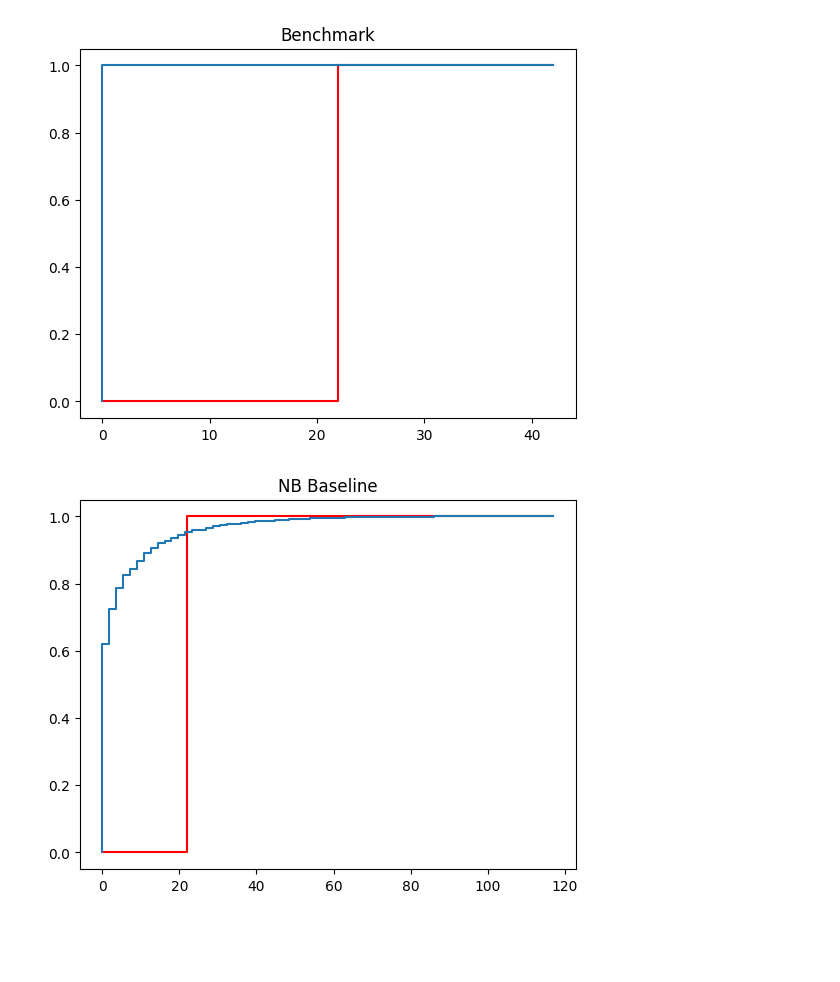
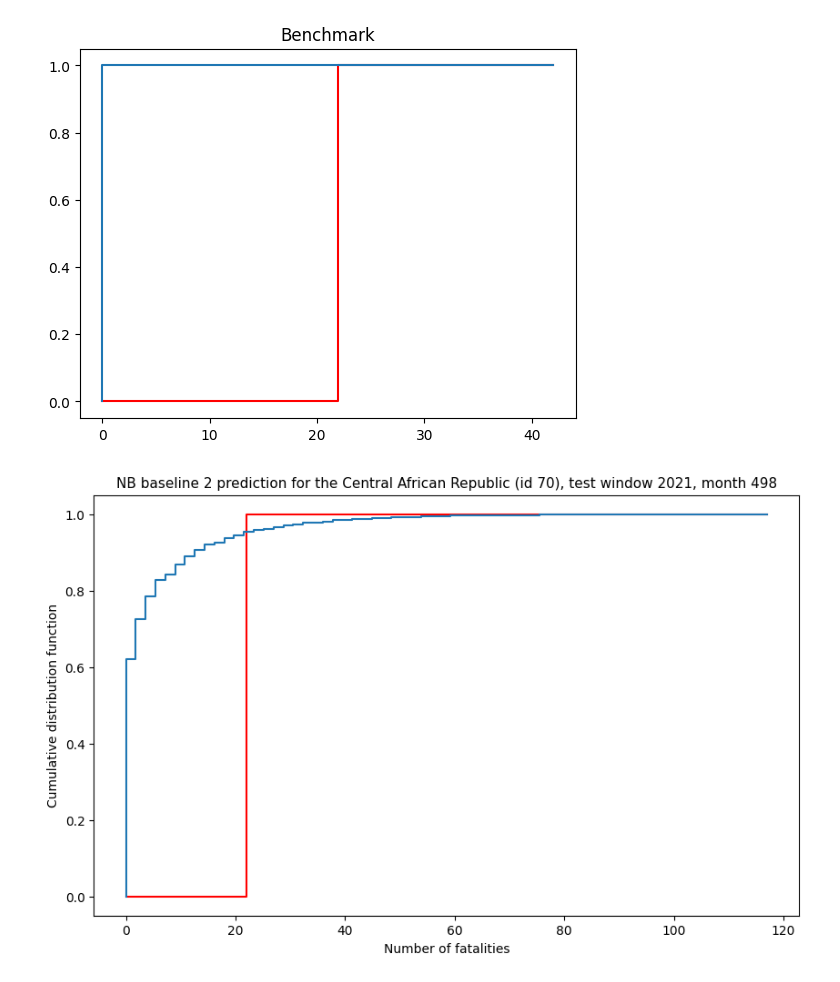
Before and after one commit to toboden/ConflictPredProbabilistic, a Jupyter notebook: benchmark views/cdf_plots.ipynb, the cells around one changed output. Cells and saved outputs as stored; diff of their text form; code cells hidden in the pictures; blank space fills up the shorter version.

Commit message:
plots

```diff
--- a/benchmark views/cdf_plots.ipynb
+++ b/benchmark views/cdf_plots.ipynb
@@ -153,35 +153,40 @@ if y_true < max(sample):
     max_value = max(sample) + 30
 else:
     max_value = int(y_true) + 20
 above_max = np.array(range(max(sample)+1, max_value))
 x = np.concatenate((x, above_max))
 num_ones = len(above_max)
 y = np.concatenate((y , np.array([1]*num_ones)))
 
 sample_true = int(y_true)
 x_acutal = np.array([y_true])
 y_acutal = np.array([1])
 
 below_min = np.array(range(0, sample_true))
 x_acutal = np.concatenate((below_min, x_acutal))
 num_zeros = len(below_min)
 y_acutal = np.concatenate((np.array([0]*num_zeros), y_acutal))
 
 if y_true < max(sample):
     max_value = max(sample) + 30
 else:
     max_value = int(y_true) + 20
 above_max = np.array(range(sample_true+1, max_value))
 x_acutal = np.concatenate((x_acutal, above_max))
 num_ones = len(above_max)
 y_acutal = np.concatenate((y_acutal , np.array([1]*num_ones)))
 
+plt.figure(figsize=(10, 6))
+
 plt.step(x_acutal, y_acutal, color='red')
 plt.step(x, y)
-plt.title('NB Baseline')
+plt.xlabel('Number of fatalities')
+plt.ylabel('Cumulative distribution function')
+plt.title('NB baseline 2 prediction for the Central African Republic (id 70), test window 2021, month ' + str(prediction_month), fontsize=11, y=1)
+plt.legend(loc='lower right', labels=['true observation', 'prediction'])
 plt.show()
 # %% [output]
-[figure, old version]
+[figure, new version]
 # %%
 import numpy as np
 import statsmodels.api as sm # recommended import according to the docs
```
Also changed, not shown: parts of 2 cells of this notebook.
